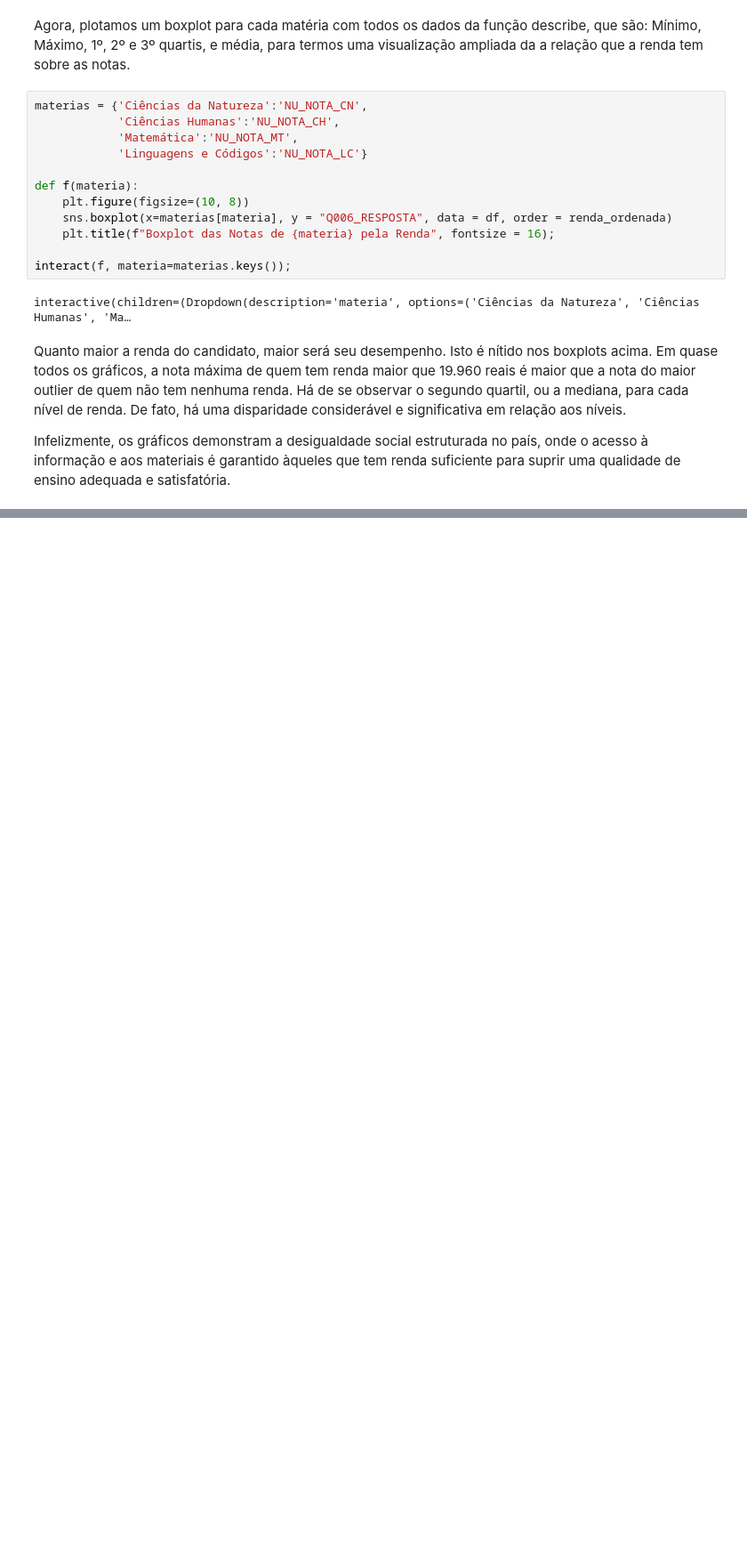
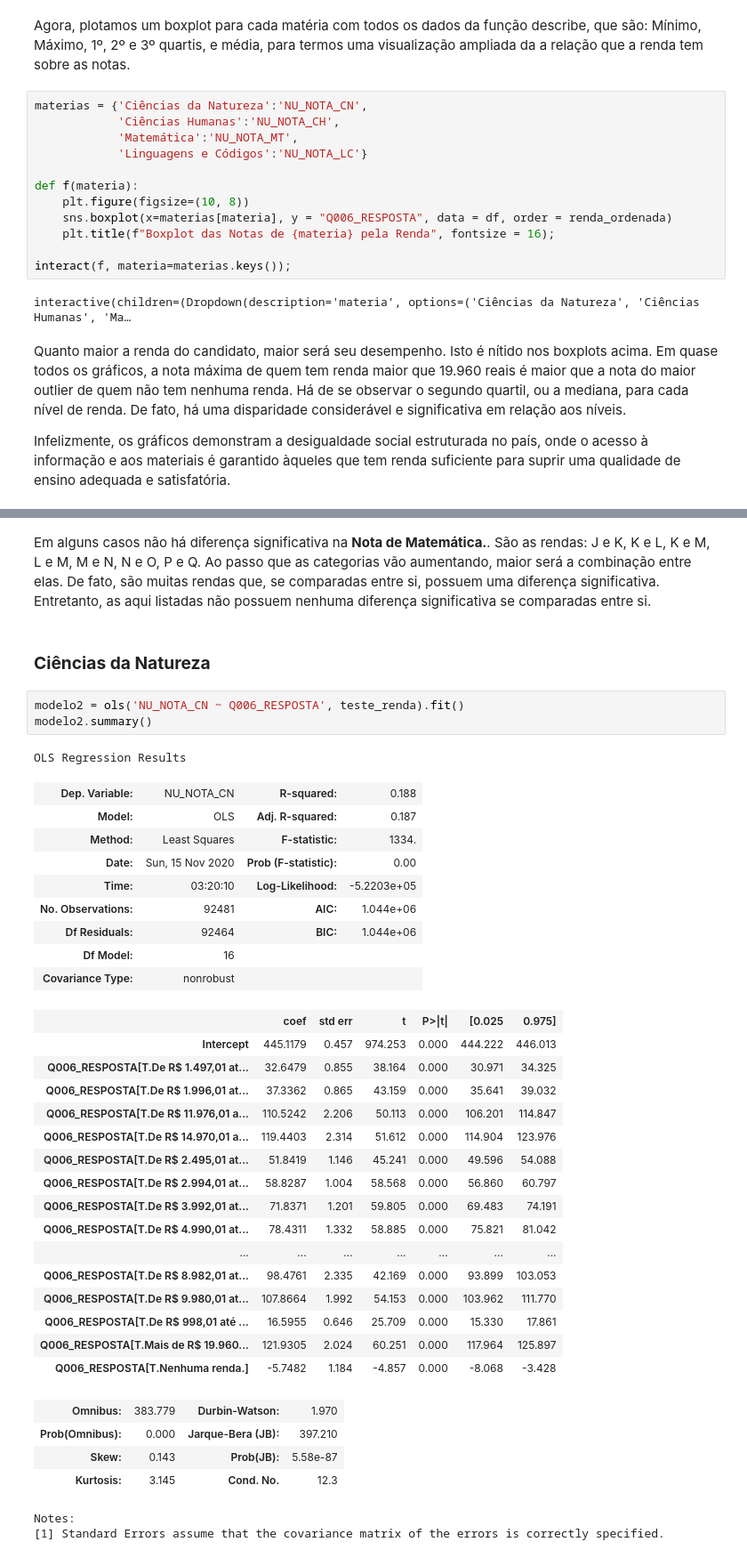
Before and after one commit to DaviReisVieira/Projeto-2-CDados, a Jupyter notebook: Análise Exploratória e Modelo.ipynb, the cells around one changed output, grey strips where cells are left out. Shown: that part at 89% size. Cells and saved outputs as stored; diff of their text form; blank space fills up the shorter version.

```diff
--- a/Análise Exploratória e Modelo.ipynb
+++ b/Análise Exploratória e Modelo.ipynb
@@ -415,0 +523,40 @@ Infelizmente, os gráficos demonstram a desigualdade social estruturada no país
+# %% [markdown]
+Em alguns casos não há diferença significativa na **Nota de Matemática.**. São as rendas: J e K, K e L, K e M, L e M, M e N, N e O, P e Q. Ao passo que as categorias vão aumentando, maior será a combinação entre elas. De fato, são muitas rendas que, se comparadas entre si, possuem uma diferença significativa. Entretanto, as aqui listadas não possuem nenhuma diferença significativa se comparadas entre si.
+# %% [markdown]
+### **Ciências da Natureza**
+# %%
+modelo2 = ols('NU_NOTA_CN ~ Q006_RESPOSTA', teste_renda).fit()
+modelo2.summary()
+# %% [output]
+OLS Regression Results
+| Dep. Variable: | NU_NOTA_CN | R-squared: | 0.188 |
+| Model: | OLS | Adj. R-squared: | 0.187 |
+| Method: | Least Squares | F-statistic: | 1334. |
+| Date: | Sun, 15 Nov 2020 | Prob (F-statistic): | 0.00 |
+| Time: | 03:20:10 | Log-Likelihood: | -5.2203e+05 |
+| No. Observations: | 92481 | AIC: | 1.044e+06 |
+| Df Residuals: | 92464 | BIC: | 1.044e+06 |
+| Df Model: | 16 |  |  |
+| Covariance Type: | nonrobust |  |  |
+|  | coef | std err | t | P>|t| | [0.025 | 0.975] |
+| Intercept | 445.1179 | 0.457 | 974.253 | 0.000 | 444.222 | 446.013 |
+| Q006_RESPOSTA[T.De R$ 1.497,01 at... | 32.6479 | 0.855 | 38.164 | 0.000 | 30.971 | 34.325 |
+| Q006_RESPOSTA[T.De R$ 1.996,01 at... | 37.3362 | 0.865 | 43.159 | 0.000 | 35.641 | 39.032 |
+| Q006_RESPOSTA[T.De R$ 11.976,01 a... | 110.5242 | 2.206 | 50.113 | 0.000 | 106.201 | 114.847 |
+| Q006_RESPOSTA[T.De R$ 14.970,01 a... | 119.4403 | 2.314 | 51.612 | 0.000 | 114.904 | 123.976 |
+| Q006_RESPOSTA[T.De R$ 2.495,01 at... | 51.8419 | 1.146 | 45.241 | 0.000 | 49.596 | 54.088 |
+| Q006_RESPOSTA[T.De R$ 2.994,01 at... | 58.8287 | 1.004 | 58.568 | 0.000 | 56.860 | 60.797 |
+| Q006_RESPOSTA[T.De R$ 3.992,01 at... | 71.8371 | 1.201 | 59.805 | 0.000 | 69.483 | 74.191 |
+| Q006_RESPOSTA[T.De R$ 4.990,01 at... | 78.4311 | 1.332 | 58.885 | 0.000 | 75.821 | 81.042 |
+| ... | ... | ... | ... | ... | ... | ... |
+| Q006_RESPOSTA[T.De R$ 8.982,01 at... | 98.4761 | 2.335 | 42.169 | 0.000 | 93.899 | 103.053 |
+| Q006_RESPOSTA[T.De R$ 9.980,01 at... | 107.8664 | 1.992 | 54.153 | 0.000 | 103.962 | 111.770 |
+| Q006_RESPOSTA[T.De R$ 998,01 até ... | 16.5955 | 0.646 | 25.709 | 0.000 | 15.330 | 17.861 |
+| Q006_RESPOSTA[T.Mais de R$ 19.960... | 121.9305 | 2.024 | 60.251 | 0.000 | 117.964 | 125.897 |
+| Q006_RESPOSTA[T.Nenhuma renda.] | -5.7482 | 1.184 | -4.857 | 0.000 | -8.068 | -3.428 |
+| Omnibus: | 383.779 | Durbin-Watson: | 1.970 |
+| Prob(Omnibus): | 0.000 | Jarque-Bera (JB): | 397.210 |
+| Skew: | 0.143 | Prob(JB): | 5.58e-87 |
+| Kurtosis: | 3.145 | Cond. No. | 12.3 |
+Notes:
+[1] Standard Errors assume that the covariance matrix of the errors is correctly specified.
```
Also changed, not shown: parts of 30 cells of this notebook.
